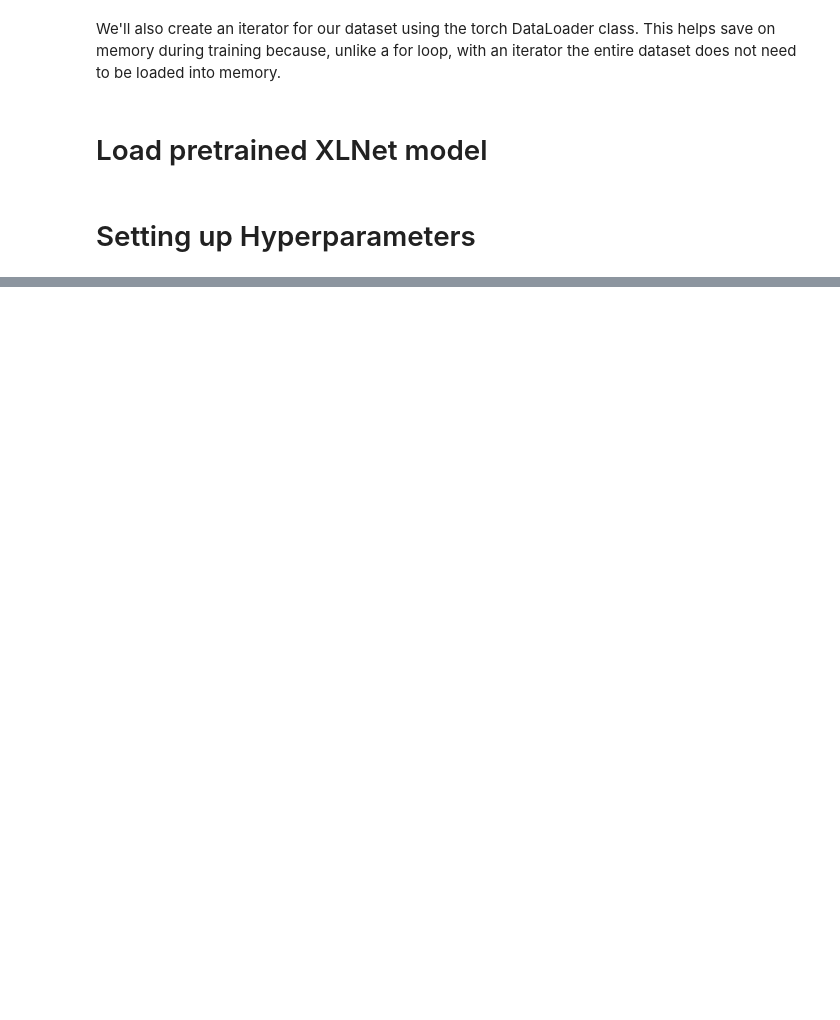
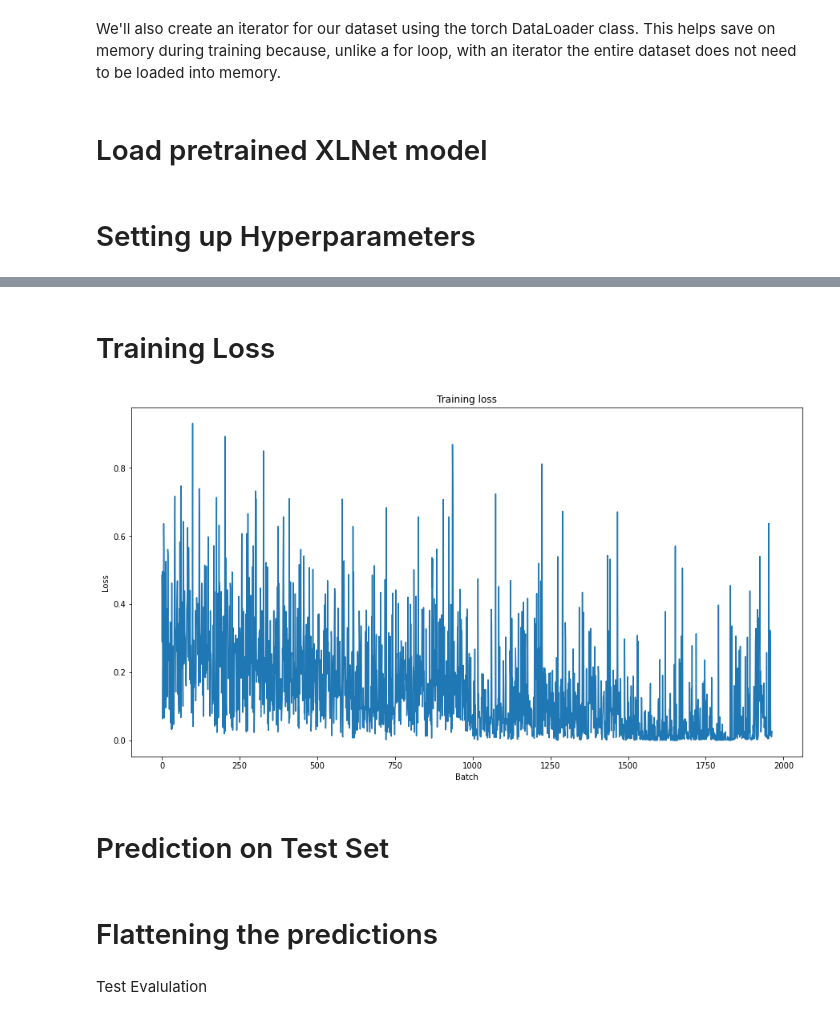
Before and after one commit to tushar-rishav/SemEval-2022, a Jupyter notebook: XLNet/XLNet.ipynb, the cells around one changed output, grey strips where cells are left out. Drawn from its saved outputs; the diff is of its cells as text; code cells hidden in the pictures; blank space fills up the shorter version.

Commit message:
XLNet-BatchSize-16-Epoch-3-No-Data-Cleaning

```diff
--- a/XLNet/XLNet.ipynb
+++ b/XLNet/XLNet.ipynb
@@ -80,7 +93,7 @@ from dont_patronize_me import DontPatronizeMe
 # (1) Path to the directory containing the training set files, which is the root directory of this notebook.
 # (2) Path to the test set, which will be released when the evaluation phase begins. In this example,
 # we use the dataset for Subtask 1, which the code will load without labels.
-dpm = DontPatronizeMe('/content/drive/MyDrive/Github/SemEval-2022/dataset/pcl', '.dontpatronizeme_pcl.tsv')
+dpm = DontPatronizeMe('/content/drive/MyDrive/Github/SemEval-2022/dataset', '.dontpatronizeme_pcl.tsv')
 # %% [markdown]
 ## Load Subtask 1 Data
 # %%
@@ -164,4 +177,6 @@ def text_cleaner(text):
 
     return text
 # %%
-X = list(map(text_cleaner, X))
+# Avoiding preprocessing for a while
+
+# X = list(map(text_cleaner, X))
@@ -223,7 +235,7 @@ def create_attn_masks(input_ids):
 # %%
 # Tokenize all of the sentences and map the tokens to their word IDs.
 
-input_ids = tokenize_inputs(X, tokenizer, num_embeddings=120)
+input_ids = tokenize_inputs(X, tokenizer, num_embeddings=256)
 attention_masks = create_attn_masks(input_ids)
 
 # Convert the lists into tensors.
@@ -268,21 +306,21 @@ batch_size = 16
 
 # Create the DataLoaders for our training and validation sets.
 # We'll take training samples in random order.
-train_dataloader = DataLoader(
+train_data_loader = DataLoader(
             train_dataset,  # The training samples.
             sampler = RandomSampler(train_dataset), # Select batches randomly
             batch_size = batch_size # Trains with this batch size.
         )
 
 # For validation the order doesn't matter, so we'll just read them sequentially.
-validation_dataloader = DataLoader(
+validation_data_loader = DataLoader(
             val_dataset, # The validation samples.
             sampler = SequentialSampler(val_dataset), # Pull out batches sequentially.
             batch_size = batch_size # Evaluate with this batch size.
         )
 
-test_dataloader = DataLoader(
-            val_dataset, # The validation samples.
+test_data_loader = DataLoader(
+            test_dataset, # The validation samples.
             sampler = SequentialSampler(test_dataset), # Pull out batches sequentially.
             batch_size = batch_size # Evaluate with this batch size.
         )
@@ -315,0 +454,16 @@ scheduler = get_linear_schedule_with_warmup(
+# %% [markdown]
+# Training Loss
+# %%
+import matplotlib.pyplot as plt
+% matplotlib inline
+
+plt.figure(figsize=(15,8))
+plt.title("Training loss")
+plt.xlabel("Batch")
+plt.ylabel("Loss")
+plt.plot(train_loss_set)
+plt.show()
+# %% [output]
+[figure, added]
+# %% [markdown]
+# Prediction on Test Set
@@ -315,0 +498,2 @@ scheduler = get_linear_schedule_with_warmup(
+# %% [markdown]
+# Flattening the predictions
@@ -315,0 +505,2 @@ scheduler = get_linear_schedule_with_warmup(
+# %% [markdown]
+Test Evalulation
```
Also changed, not shown: parts of 17 cells of this notebook.
